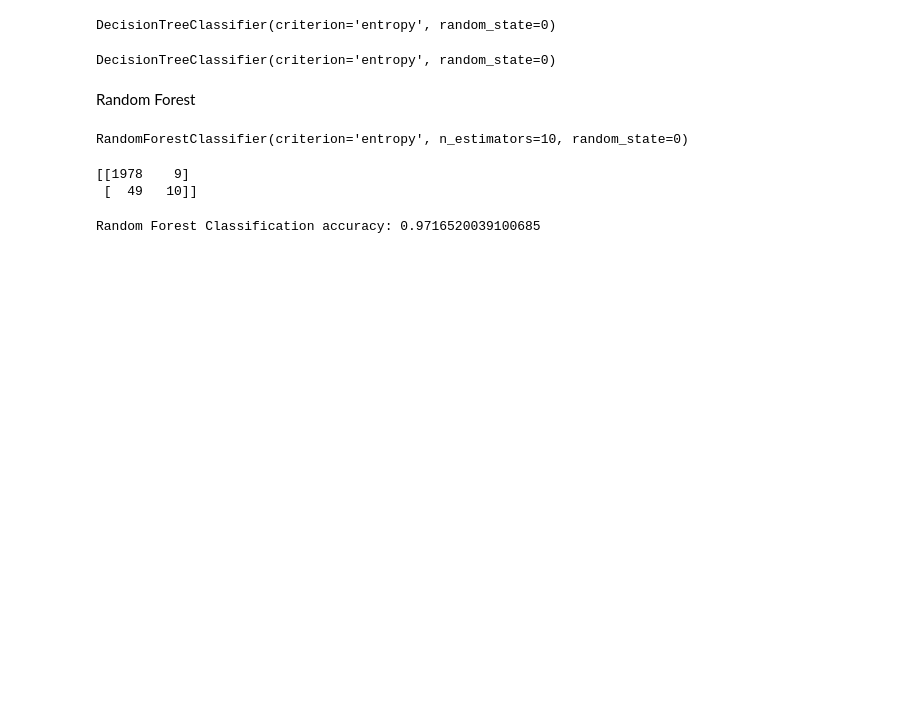
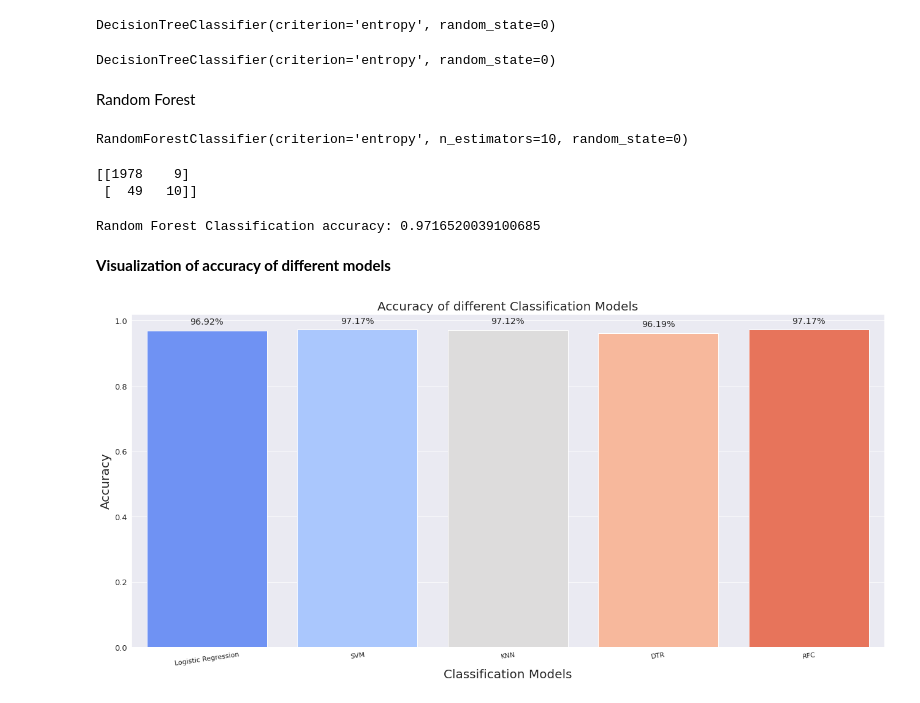
Before and after one commit to Shashankshekharpandey/Company-Bankruptcy-Prediction, a Jupyter notebook: Company_Bankruptcy_Prediction.ipynb, the cells around one changed output. Saved outputs shown, nothing was run; the diff lists cells and outputs as text; code cells hidden in the pictures; blank space fills up the shorter version.

```diff
--- a/Company_Bankruptcy_Prediction.ipynb
+++ b/Company_Bankruptcy_Prediction.ipynb
@@ -298,3 +298,34 @@ acc6 = accuracy_score(y_test, y_pred)
 print(f"Random Forest Classification accuracy: {acc6}")
 # %% [output]
 Random Forest Classification accuracy: 0.9716520039100685
+# %% [markdown]
+**Visualization of accuracy of different models**
+# %%
+mylist=[]
+mylist2=[]
+mylist.append(acc1)
+mylist2.append("Logistic Regression")
+mylist.append(acc2)
+mylist2.append("SVM")
+mylist.append(acc3)
+mylist2.append("KNN")
+mylist.append(acc4)
+
+mylist2.append("DTR")
+mylist.append(acc6)
+mylist2.append("RFC")
+plt.rcParams['figure.figsize']=22,10
+sns.set_style("darkgrid")
+ax = sns.barplot(x=mylist2, y=mylist, palette = "coolwarm", saturation =1.5)
+plt.xlabel("Classification Models", fontsize = 20 )
+plt.ylabel("Accuracy", fontsize = 20)
+plt.title("Accuracy of different Classification Models", fontsize = 20)
+plt.xticks(fontsize = 11, horizontalalignment = 'center', rotation = 8)
+plt.yticks(fontsize = 13)
+for p in ax.patches:
+    width, height = p.get_width(), p.get_height()
+    x, y = p.get_xy()
+    ax.annotate(f'{height:.2%}', (x + width/2, y + height*1.02), ha='center', fontsize = 'x-large')
+plt.show()
+# %% [output]
+[figure, added]
```
Also changed, not shown: parts of 13 cells of this notebook.
